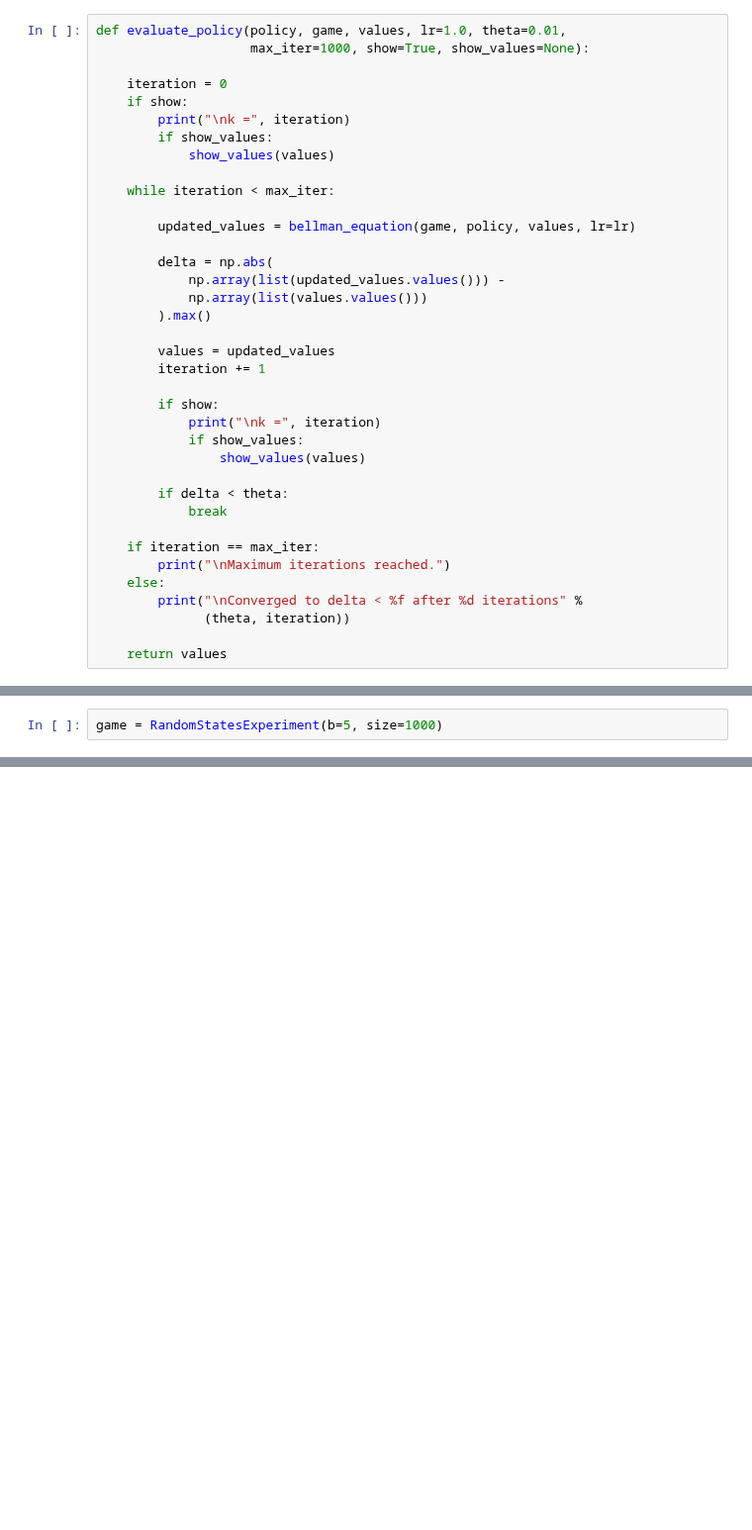
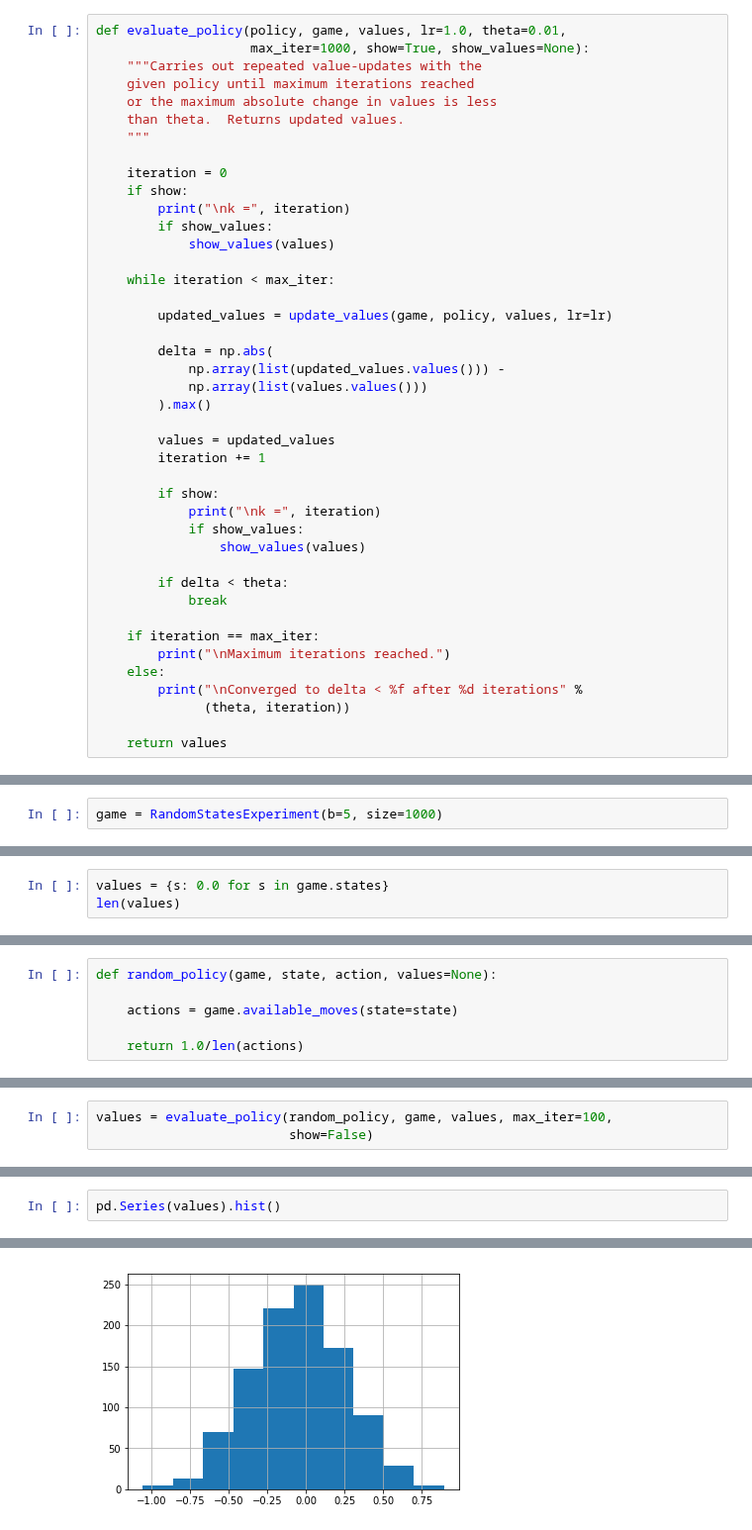
Before and after one commit to billtubbs/game-learner, a Jupyter notebook: Sutton-Barto-book-exercise-answers.ipynb, the cells around one changed output, grey strips where cells are left out. Shown at 99% size. Cells and saved outputs as stored; diff of their text form; blank space fills up the shorter version.

Commit message:
Implemented environment for Figure 8.8 experiment

```diff
--- a/Sutton-Barto-book-exercise-answers.ipynb
+++ b/Sutton-Barto-book-exercise-answers.ipynb
@@ -387,6 +404,11 @@ def bellman_equation(game, policy, values, lr):
 # %%
 def evaluate_policy(policy, game, values, lr=1.0, theta=0.01,
                     max_iter=1000, show=True, show_values=None):
+    """Carries out repeated value-updates with the
+    given policy until maximum iterations reached
+    or the maximum absolute change in values is less
+    than theta.  Returns updated values.
+    """
 
     iteration = 0
     if show:
@@ -396,7 +418,7 @@ def evaluate_policy(policy, game, values, lr=1.0, theta=0.01,
 
     while iteration < max_iter:
 
-        updated_values = bellman_equation(game, policy, values, lr=lr)
+        updated_values = update_values(game, policy, values, lr=lr)
 
         delta = np.abs(
             np.array(list(updated_values.values())) -
@@ -1386,0 +1596,3 @@ td_player.value_function[game.start_state]
+# %%
+values = {s: 0.0 for s in game.states}
+len(values)
@@ -1386,0 +1614,6 @@ td_player.value_function[game.start_state]
+# %%
+def random_policy(game, state, action, values=None):
+
+    actions = game.available_moves(state=state)
+
+    return 1.0/len(actions)
@@ -1386,0 +1631,3 @@ td_player.value_function[game.start_state]
+# %%
+values = evaluate_policy(random_policy, game, values, max_iter=100,
+                         show=False)
@@ -1386,0 +1641,3 @@ td_player.value_function[game.start_state]
+# %%
+pd.Series(values).hist()
+# %% [output]
@@ -1386,0 +1645 @@ td_player.value_function[game.start_state]
+[figure, added]
```
Also changed, not shown: parts of 59 cells of this notebook.
